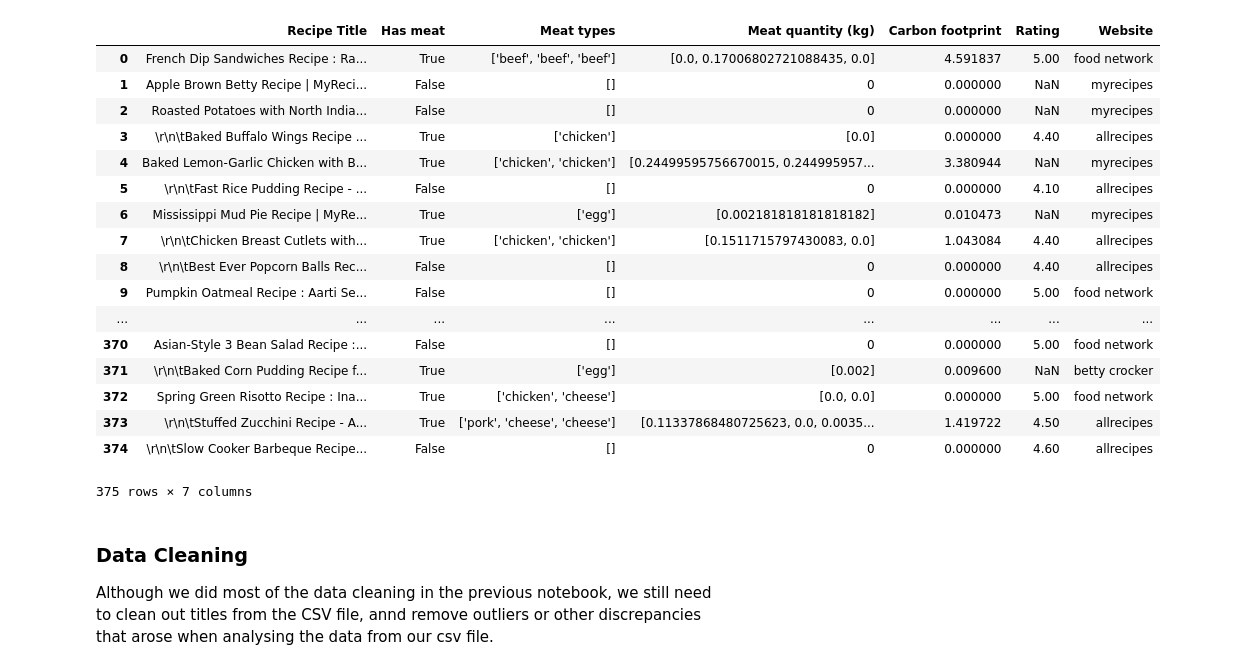
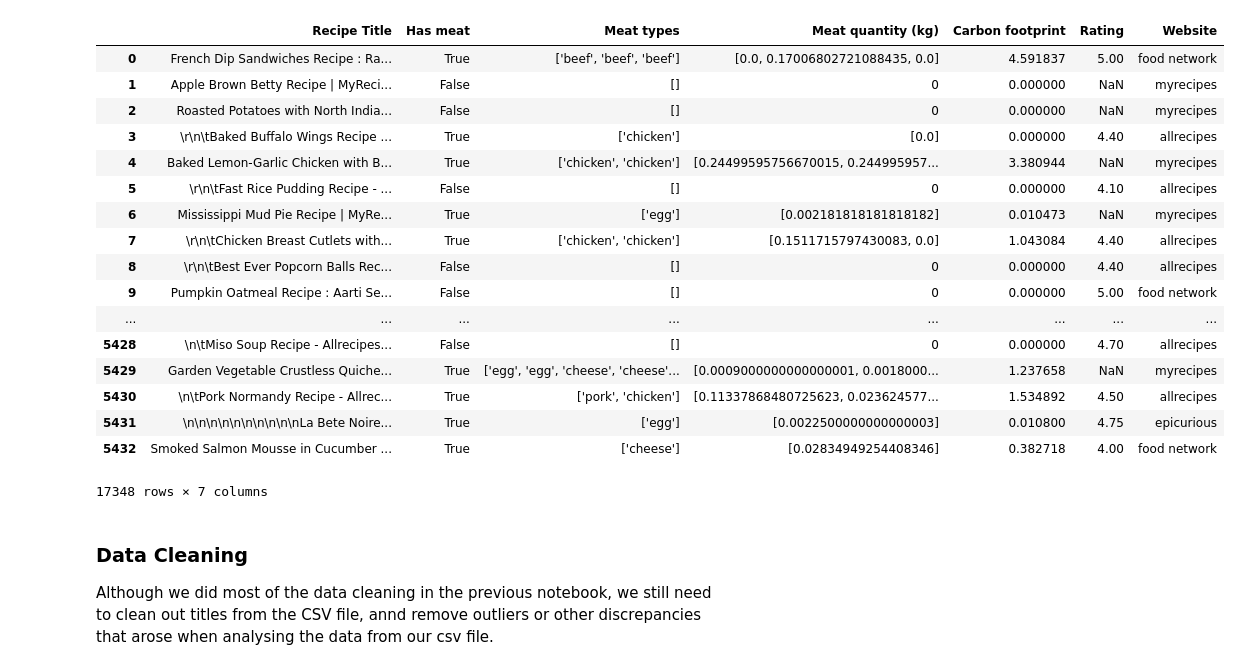
Before and after one commit to chloerDXN/lovelace-project, a Jupyter notebook: data_analysis_notebook.ipynb, the cells around one changed output. Cells and saved outputs as stored; diff of their text form; code cells hidden in the pictures.

```diff
--- a/data_analysis_notebook.ipynb
+++ b/data_analysis_notebook.ipynb
@@ -20,30 +20,32 @@ meat_products = ['steak','lamb', 'beef', 'cheese', 'pork', 'turkey', 'chicken',
 # %%
 #Import CSV
 DATA_FOLDER='data'
-df=pd.read_csv(DATA_FOLDER+'/recipes_data.csv')
+df=pd.read_csv(DATA_FOLDER+'/recipes_data_34p.csv')
+df
+df2=pd.read_csv(DATA_FOLDER+'/recipes_data_14p.csv')
+df = df.append(df2)
+df.drop_duplicates
 df
 #recipes_df[recipes_df['Has meat']].count()
-#74 out of the first 200 recipes have recognized formats.
-#45 out of these 74 have "meat" ingredients
 # %% [output]
 |  | Recipe Title | Has meat | Meat types | Meat quantity (kg) | Carbon footprint | Rating | Website |
 | 0 | French Dip Sandwiches Recipe : Ra... | True | ['beef', 'beef', 'beef'] | [0.0, 0.17006802721088435, 0.0] | 4.591837 | 5.00 | food network |
 | 1 | Apple Brown Betty Recipe | MyReci... | False | [] | 0 | 0.000000 | NaN | myrecipes |
 | 2 | Roasted Potatoes with North India... | False | [] | 0 | 0.000000 | NaN | myrecipes |
 | 3 | \r\n\tBaked Buffalo Wings Recipe ... | True | ['chicken'] | [0.0] | 0.000000 | 4.40 | allrecipes |
 | 4 | Baked Lemon-Garlic Chicken with B... | True | ['chicken', 'chicken'] | [0.24499595756670015, 0.244995957... | 3.380944 | NaN | myrecipes |
 | 5 | \r\n\tFast Rice Pudding Recipe - ... | False | [] | 0 | 0.000000 | 4.10 | allrecipes |
 | 6 | Mississippi Mud Pie Recipe | MyRe... | True | ['egg'] | [0.002181818181818182] | 0.010473 | NaN | myrecipes |
 | 7 | \r\n\tChicken Breast Cutlets with... | True | ['chicken', 'chicken'] | [0.1511715797430083, 0.0] | 1.043084 | 4.40 | allrecipes |
 | 8 | \r\n\tBest Ever Popcorn Balls Rec... | False | [] | 0 | 0.000000 | 4.40 | allrecipes |
 | 9 | Pumpkin Oatmeal Recipe : Aarti Se... | False | [] | 0 | 0.000000 | 5.00 | food network |
 | ... | ... | ... | ... | ... | ... | ... | ... |
-| 370 | Asian-Style 3 Bean Salad Recipe :... | False | [] | 0 | 0.000000 | 5.00 | food network |
-| 371 | \r\n\tBaked Corn Pudding Recipe f... | True | ['egg'] | [0.002] | 0.009600 | NaN | betty crocker |
-| 372 | Spring Green Risotto Recipe : Ina... | True | ['chicken', 'cheese'] | [0.0, 0.0] | 0.000000 | 5.00 | food network |
-| 373 | \r\n\tStuffed Zucchini Recipe - A... | True | ['pork', 'cheese', 'cheese'] | [0.11337868480725623, 0.0, 0.0035... | 1.419722 | 4.50 | allrecipes |
-| 374 | \r\n\tSlow Cooker Barbeque Recipe... | False | [] | 0 | 0.000000 | 4.60 | allrecipes |
+| 5428 | \n\tMiso Soup Recipe - Allrecipes... | False | [] | 0 | 0.000000 | 4.70 | allrecipes |
+| 5429 | Garden Vegetable Crustless Quiche... | True | ['egg', 'egg', 'cheese', 'cheese'... | [0.0009000000000000001, 0.0018000... | 1.237658 | NaN | myrecipes |
+| 5430 | \n\tPork Normandy Recipe - Allrec... | True | ['pork', 'chicken'] | [0.11337868480725623, 0.023624577... | 1.534892 | 4.50 | allrecipes |
+| 5431 | \n\n\n\n\n\n\n\n\n\nLa Bete Noire... | True | ['egg'] | [0.0022500000000000003] | 0.010800 | 4.75 | epicurious |
+| 5432 | Smoked Salmon Mousse in Cucumber ... | True | ['cheese'] | [0.02834949254408346] | 0.382718 | 4.00 | food network |
-375 rows × 7 columns
+17348 rows × 7 columns
 # %% [markdown]
 ### Data Cleaning
 Although we did most of the data cleaning in the previous notebook, we still need to clean out titles from the CSV file, annd remove outliers or other discrepancies that arose when analysing the data from our csv file.
```
Also changed, not shown: parts of 25 cells of this notebook.
